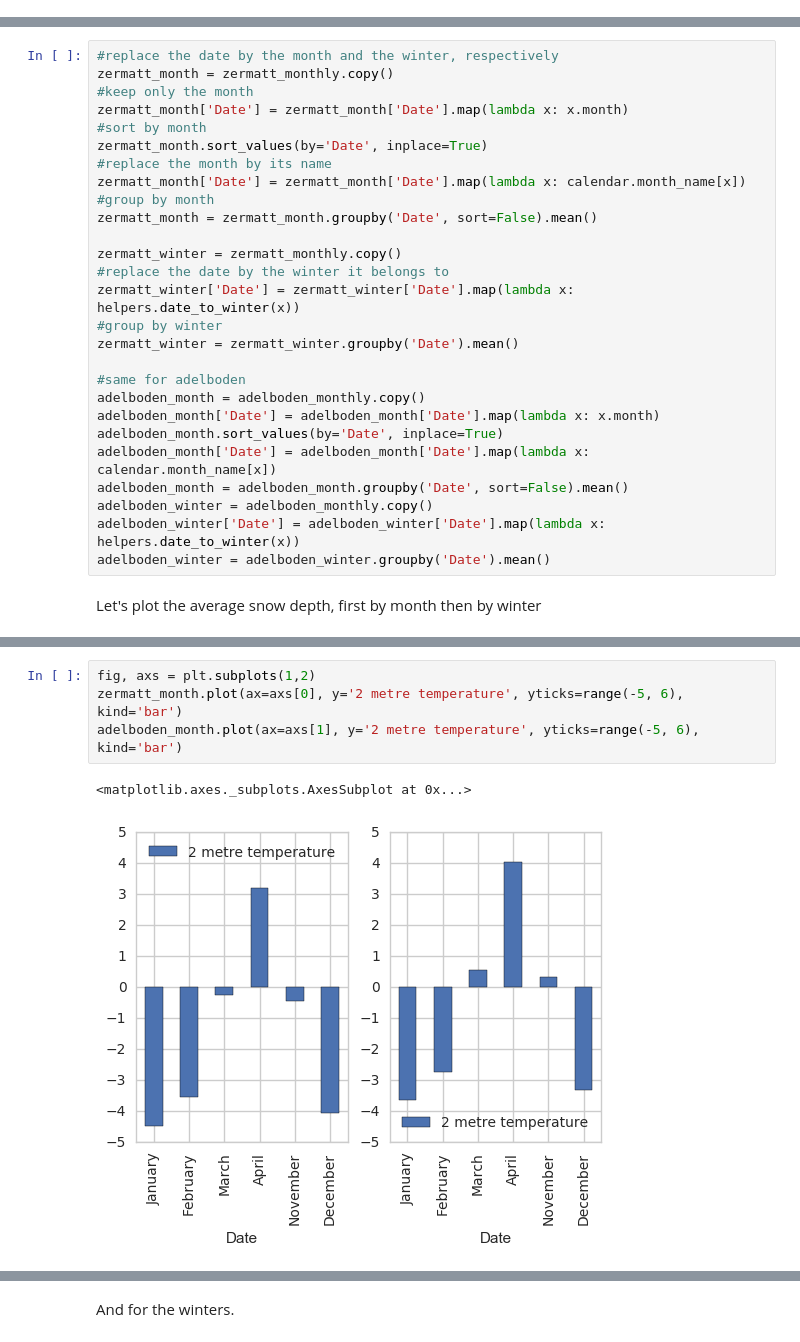
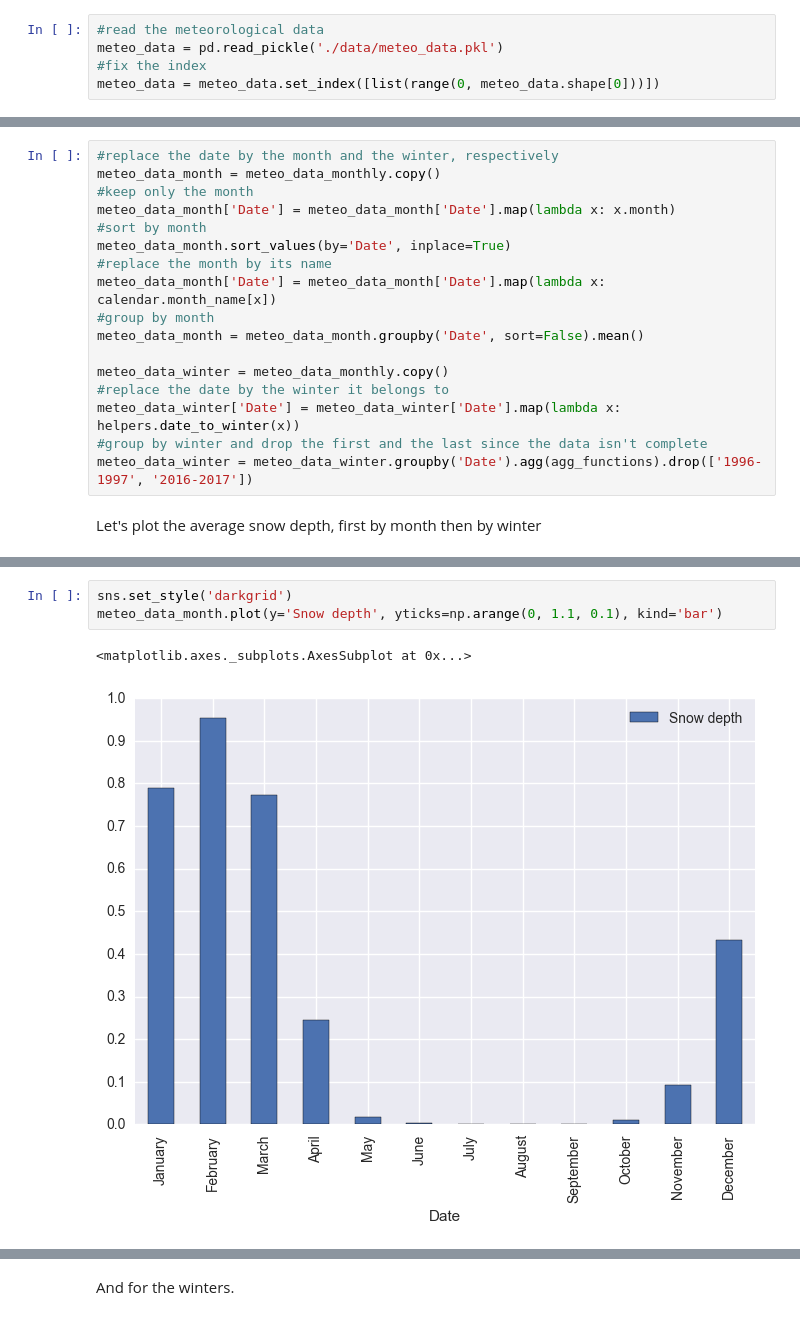
Before and after one commit to Pamoi/datavalanche, a Jupyter notebook: src/datavalanche.ipynb, the cells around one changed output, grey strips where cells are left out. Drawn from its saved outputs; the diff is of its cells as text.

```diff
--- a/src/datavalanche.ipynb
+++ b/src/datavalanche.ipynb
@@ -262,2 +193,7 @@ for df in dfs:
+# %%
+#read the meteorological data
+meteo_data = pd.read_pickle('./data/meteo_data.pkl')
+#fix the index
+meteo_data = meteo_data.set_index([list(range(0, meteo_data.shape[0]))])
 # %% [markdown]
 ### Some data exploration
@@ -282,29 +214,19 @@ adelboden_monthly = adelboden_monthly.groupby('Date', as_index = False).agg(agg_
 # %%
 #replace the date by the month and the winter, respectively
-zermatt_month = zermatt_monthly.copy()
+meteo_data_month = meteo_data_monthly.copy()
 #keep only the month
-zermatt_month['Date'] = zermatt_month['Date'].map(lambda x: x.month)
+meteo_data_month['Date'] = meteo_data_month['Date'].map(lambda x: x.month)
 #sort by month
-zermatt_month.sort_values(by='Date', inplace=True)
+meteo_data_month.sort_values(by='Date', inplace=True)
 #replace the month by its name
-zermatt_month['Date'] = zermatt_month['Date'].map(lambda x: calendar.month_name[x])
+meteo_data_month['Date'] = meteo_data_month['Date'].map(lambda x: calendar.month_name[x])
 #group by month
-zermatt_month = zermatt_month.groupby('Date', sort=False).mean()
+meteo_data_month = meteo_data_month.groupby('Date', sort=False).mean()
 
-zermatt_winter = zermatt_monthly.copy()
+meteo_data_winter = meteo_data_monthly.copy()
 #replace the date by the winter it belongs to
-zermatt_winter['Date'] = zermatt_winter['Date'].map(lambda x: helpers.date_to_winter(x))
-#group by winter
-zermatt_winter = zermatt_winter.groupby('Date').mean()
-
-#same for adelboden
-adelboden_month = adelboden_monthly.copy()
-adelboden_month['Date'] = adelboden_month['Date'].map(lambda x: x.month)
-adelboden_month.sort_values(by='Date', inplace=True)
-adelboden_month['Date'] = adelboden_month['Date'].map(lambda x: calendar.month_name[x])
-adelboden_month = adelboden_month.groupby('Date', sort=False).mean()
-adelboden_winter = adelboden_monthly.copy()
-adelboden_winter['Date'] = adelboden_winter['Date'].map(lambda x: helpers.date_to_winter(x))
-adelboden_winter = adelboden_winter.groupby('Date').mean()
+meteo_data_winter['Date'] = meteo_data_winter['Date'].map(lambda x: helpers.date_to_winter(x))
+#group by winter and drop the first and the last since the data isn't complete
+meteo_data_winter = meteo_data_winter.groupby('Date').agg(agg_functions).drop(['1996-1997', '2016-2017'])
 # %% [markdown]
 Let's plot the average snow depth, first by month then by winter
@@ -367,7 +233,6 @@ We see similar shapes, although different values. And the 2000-2001 winter wasn'
-# %%
-fig, axs = plt.subplots(1,2)
-zermatt_month.plot(ax=axs[0], y='2 metre temperature', yticks=range(-5, 6), kind='bar')
-adelboden_month.plot(ax=axs[1], y='2 metre temperature', yticks=range(-5, 6), kind='bar')
-# %% [output]
-<matplotlib.axes._subplots.AxesSubplot at 0x...>
-[figure, removed]
+# %%
+sns.set_style('darkgrid')
+meteo_data_month.plot(y='Snow depth', yticks=np.arange(0, 1.1, 0.1), kind='bar')
+# %% [output]
+<matplotlib.axes._subplots.AxesSubplot at 0x...>
+[figure, added]
```
Also changed, not shown: parts of 54 cells of this notebook, 1 other file.
